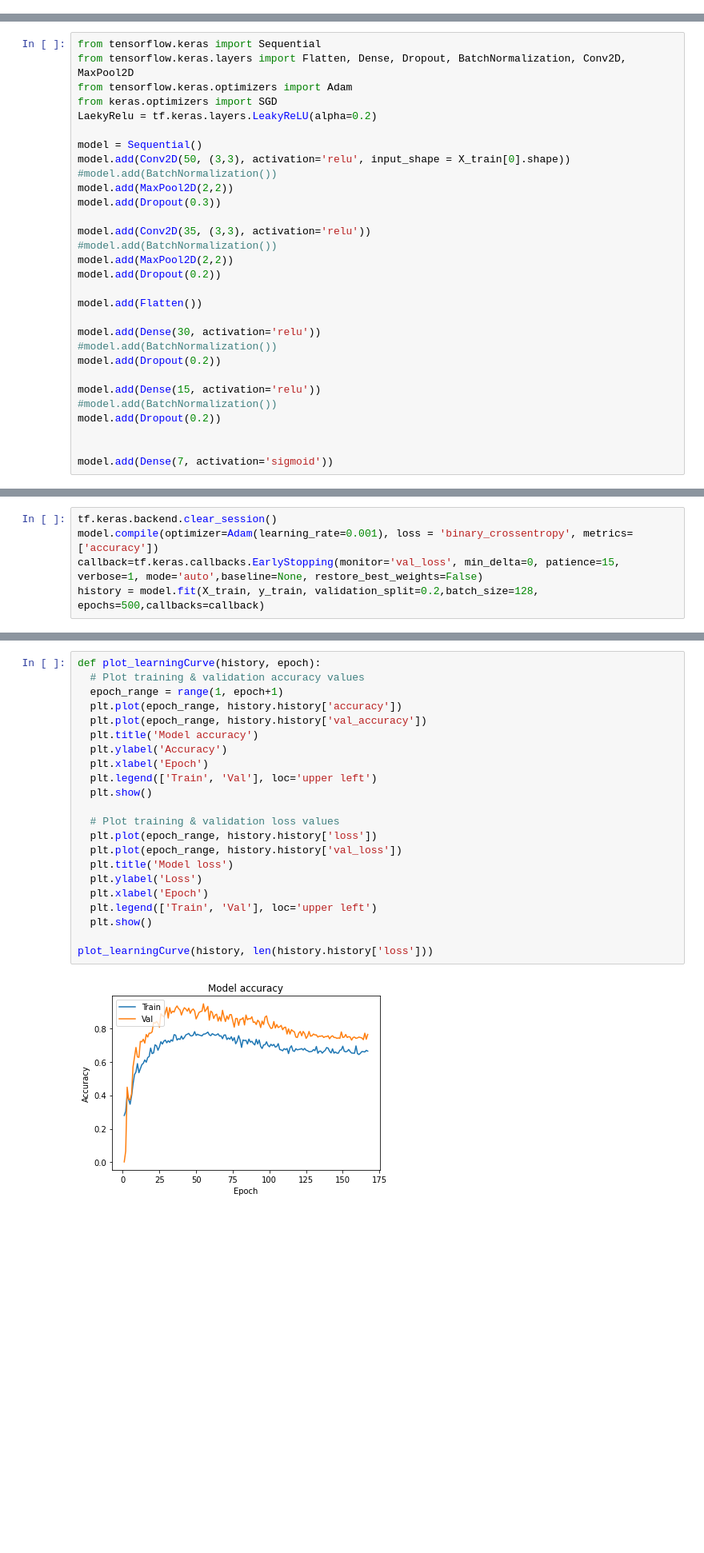
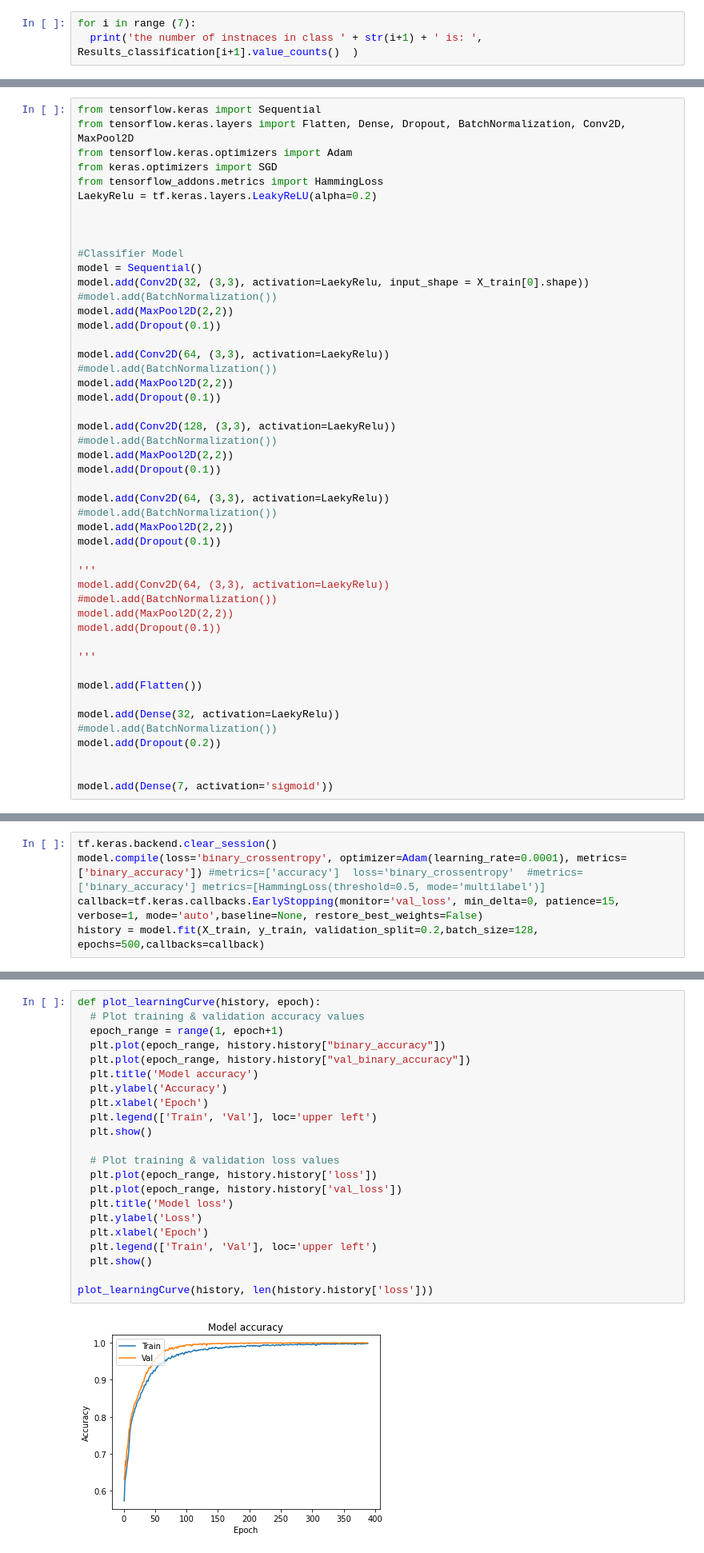
Before and after one commit to vahidzad/FDTD-AIExplain, a Jupyter notebook: Vision.ipynb, the cells around one changed output, grey strips where cells are left out. Shown at 80% size. Cells and saved outputs as stored; diff of their text form; blank space fills up the shorter version.

```diff
--- a/Vision.ipynb
+++ b/Vision.ipynb
@@ -74,0 +60,3 @@ Results_classification.tail()
+# %%
+for i in range (7):
+  print('the number of instnaces in class ' + str(i+1) + ' is: ', Results_classification[i+1].value_counts()  )
@@ -107,26 +116,44 @@ from tensorflow.keras import Sequential
 from tensorflow.keras.layers import Flatten, Dense, Dropout, BatchNormalization, Conv2D, MaxPool2D
 from tensorflow.keras.optimizers import Adam
 from keras.optimizers import SGD
+from tensorflow_addons.metrics import HammingLoss
 LaekyRelu = tf.keras.layers.LeakyReLU(alpha=0.2)
 
+
+
+#Classifier Model
 model = Sequential()
-model.add(Conv2D(50, (3,3), activation='relu', input_shape = X_train[0].shape))
+model.add(Conv2D(32, (3,3), activation=LaekyRelu, input_shape = X_train[0].shape))
 #model.add(BatchNormalization())
 model.add(MaxPool2D(2,2))
-model.add(Dropout(0.3))
+model.add(Dropout(0.1))
 
-model.add(Conv2D(35, (3,3), activation='relu'))
+model.add(Conv2D(64, (3,3), activation=LaekyRelu))
 #model.add(BatchNormalization())
 model.add(MaxPool2D(2,2))
-model.add(Dropout(0.2))
+model.add(Dropout(0.1))
+
+model.add(Conv2D(128, (3,3), activation=LaekyRelu))
+#model.add(BatchNormalization())
+model.add(MaxPool2D(2,2))
+model.add(Dropout(0.1))
+
+model.add(Conv2D(64, (3,3), activation=LaekyRelu))
+#model.add(BatchNormalization())
+model.add(MaxPool2D(2,2))
+model.add(Dropout(0.1))
+
+'''
+model.add(Conv2D(64, (3,3), activation=LaekyRelu))
+#model.add(BatchNormalization())
+model.add(MaxPool2D(2,2))
+model.add(Dropout(0.1))
+
+'''
 
 model.add(Flatten())
 
-model.add(Dense(30, activation='relu'))
-#model.add(BatchNormalization())
-model.add(Dropout(0.2))
-
-model.add(Dense(15, activation='relu'))
+model.add(Dense(32, activation=LaekyRelu))
 #model.add(BatchNormalization())
 model.add(Dropout(0.2))
 
@@ -154,7 +183,7 @@ Non-trainable params: 0
 _________________________________________________________________
 # %%
 tf.keras.backend.clear_session()
-model.compile(optimizer=Adam(learning_rate=0.001), loss = 'binary_crossentropy', metrics=['accuracy'])
+model.compile(loss='binary_crossentropy', optimizer=Adam(learning_rate=0.0001), metrics=['binary_accuracy']) #metrics=['accuracy']  loss='binary_crossentropy'  #metrics=['binary_accuracy'] metrics=[HammingLoss(threshold=0.5, mode='multilabel')]
 callback=tf.keras.callbacks.EarlyStopping(monitor='val_loss', min_delta=0, patience=15, verbose=1, mode='auto',baseline=None, restore_best_weights=False)
 history = model.fit(X_train, y_train, validation_split=0.2,batch_size=128, epochs=500,callbacks=callback)
 # %% [output]
@@ -189,24 +207,24 @@ Epoch 00167: early stopping
 # %%
 def plot_learningCurve(history, epoch):
   # Plot training & validation accuracy values
   epoch_range = range(1, epoch+1)
-  plt.plot(epoch_range, history.history['accuracy'])
-  plt.plot(epoch_range, history.history['val_accuracy'])
+  plt.plot(epoch_range, history.history["binary_accuracy"])
+  plt.plot(epoch_range, history.history["val_binary_accuracy"])
   plt.title('Model accuracy')
   plt.ylabel('Accuracy')
   plt.xlabel('Epoch')
   plt.legend(['Train', 'Val'], loc='upper left')
   plt.show()
 
   # Plot training & validation loss values
   plt.plot(epoch_range, history.history['loss'])
   plt.plot(epoch_range, history.history['val_loss'])
   plt.title('Model loss')
   plt.ylabel('Loss')
   plt.xlabel('Epoch')
   plt.legend(['Train', 'Val'], loc='upper left')
   plt.show()
 
 plot_learningCurve(history, len(history.history['loss']))
 # %% [output]
-[figure, old version]
+[figure, new version]
```
Also changed, not shown: parts of 53 cells of this notebook.
